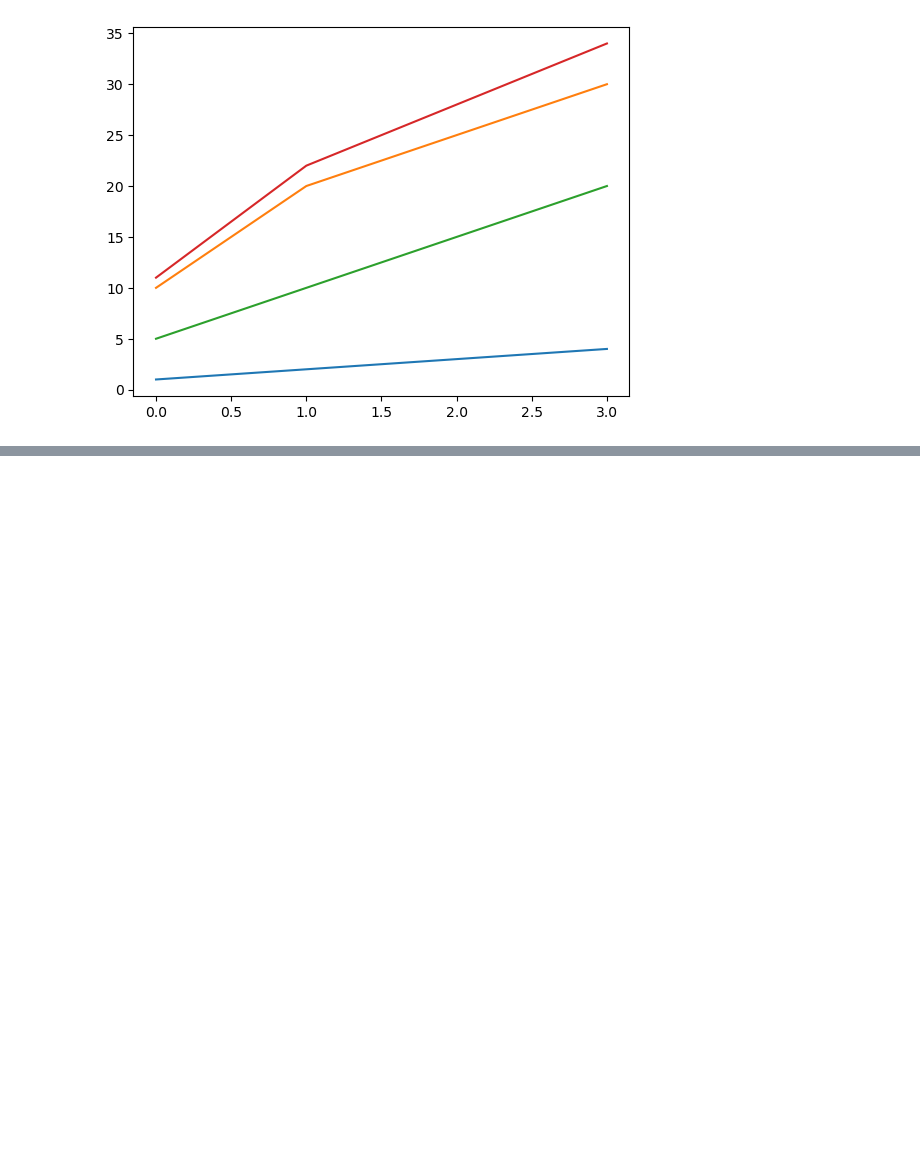
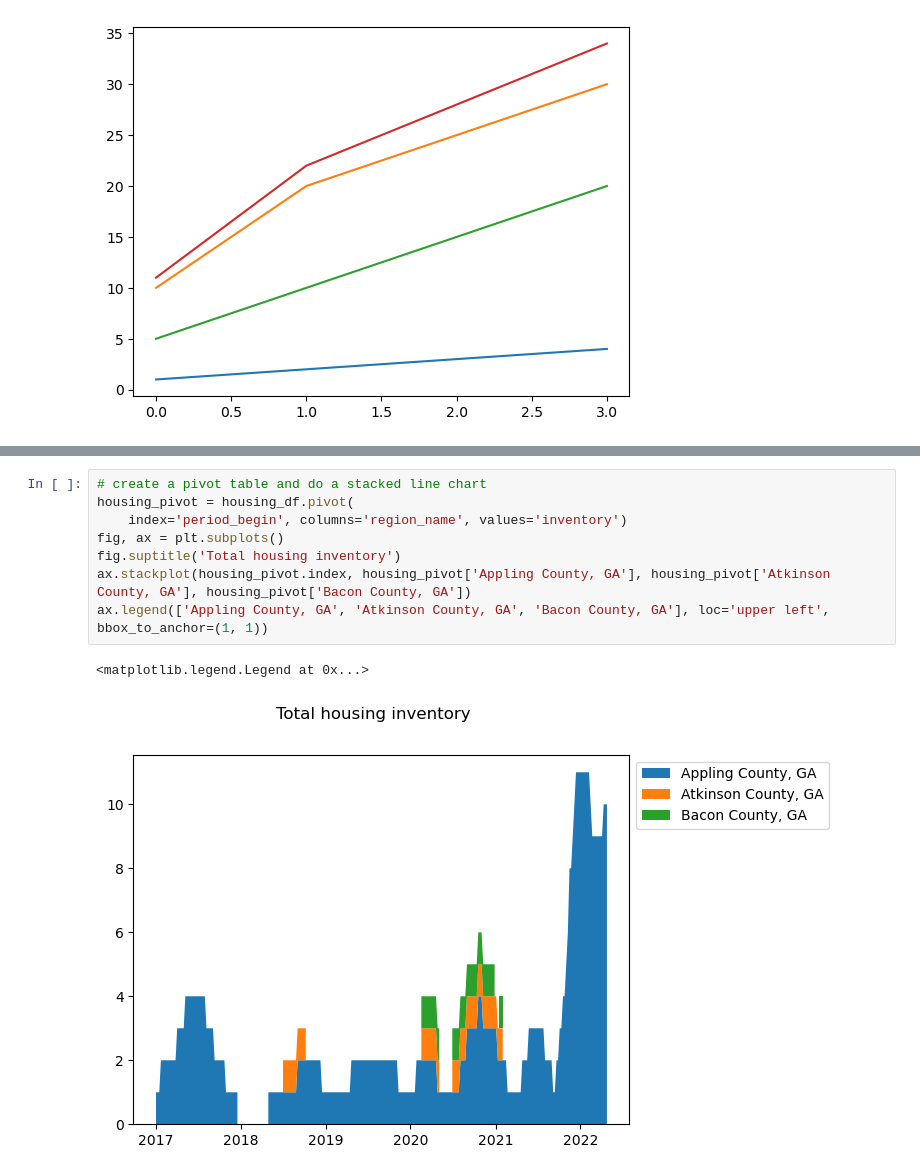
Before and after one commit to upadhyayap/pylearn, a Jupyter notebook: notebooks/visualisation/matplot_lib.ipynb, the cells around one changed output, grey strips where cells are left out. Drawn from its saved outputs; the diff is of its cells as text; blank space fills up the shorter version.

```diff
--- a/notebooks/visualisation/matplot_lib.ipynb
+++ b/notebooks/visualisation/matplot_lib.ipynb
@@ -56,0 +103,11 @@ ax.plot(housing10['period_begin'], housing10['inventory'])
+# %%
+# create a pivot table and do a stacked line chart
+housing_pivot = housing_df.pivot(
+    index='period_begin', columns='region_name', values='inventory')
+fig, ax = plt.subplots()
+fig.suptitle('Total housing inventory')
+ax.stackplot(housing_pivot.index, housing_pivot['Appling County, GA'], housing_pivot['Atkinson County, GA'], housing_pivot['Bacon County, GA'])
+ax.legend(['Appling County, GA', 'Atkinson County, GA', 'Bacon County, GA'], loc='upper left', bbox_to_anchor=(1, 1))
+# %% [output]
+<matplotlib.legend.Legend at 0x...>
+[figure, added]
```
Also changed, not shown: parts of 18 cells of this notebook.
